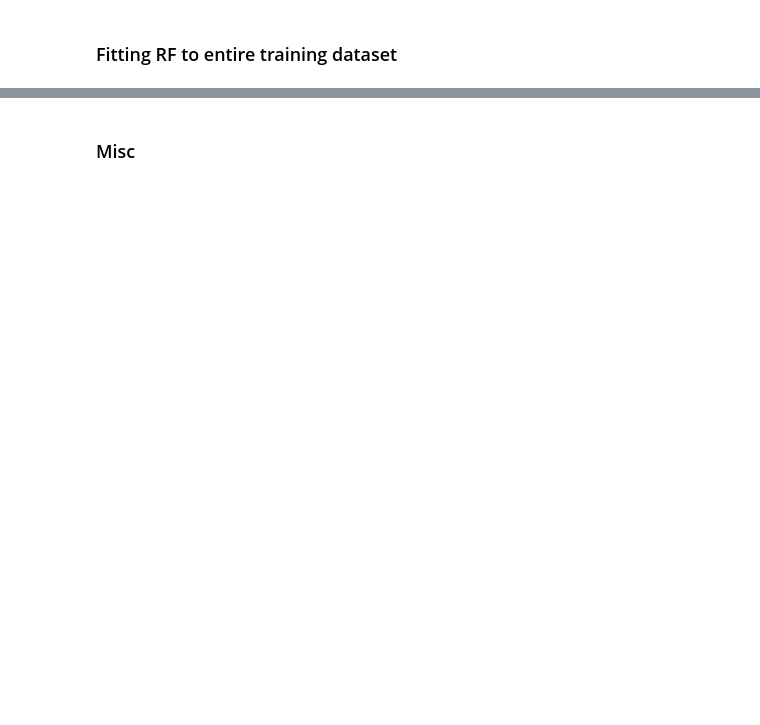
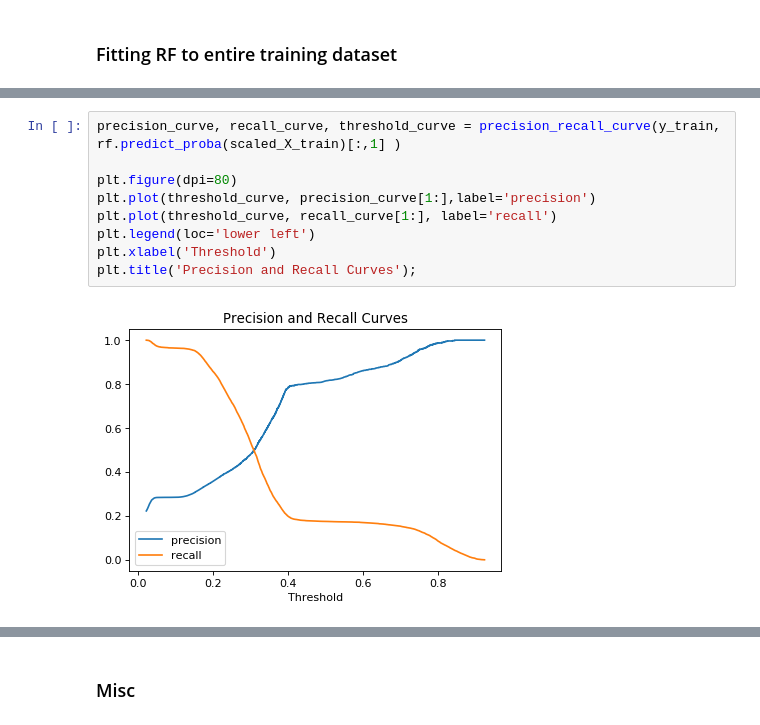
Before and after one commit to adelweiss/MedicalAppt, a Jupyter notebook: Notebooks/Analysis.ipynb, the cells around one changed output, grey strips where cells are left out. Drawn from its saved outputs; the diff is of its cells as text; blank space fills up the shorter version.

```diff
--- a/Notebooks/Analysis.ipynb
+++ b/Notebooks/Analysis.ipynb
@@ -557,0 +553,11 @@ print (precision_score(y_test, y_predict))
+# %%
+precision_curve, recall_curve, threshold_curve = precision_recall_curve(y_train, rf.predict_proba(scaled_X_train)[:,1] )
+
+plt.figure(dpi=80)
+plt.plot(threshold_curve, precision_curve[1:],label='precision')
+plt.plot(threshold_curve, recall_curve[1:], label='recall')
+plt.legend(loc='lower left')
+plt.xlabel('Threshold')
+plt.title('Precision and Recall Curves');
+# %% [output]
+[figure, added]
```
Also changed, not shown: parts of 27 cells of this notebook.
